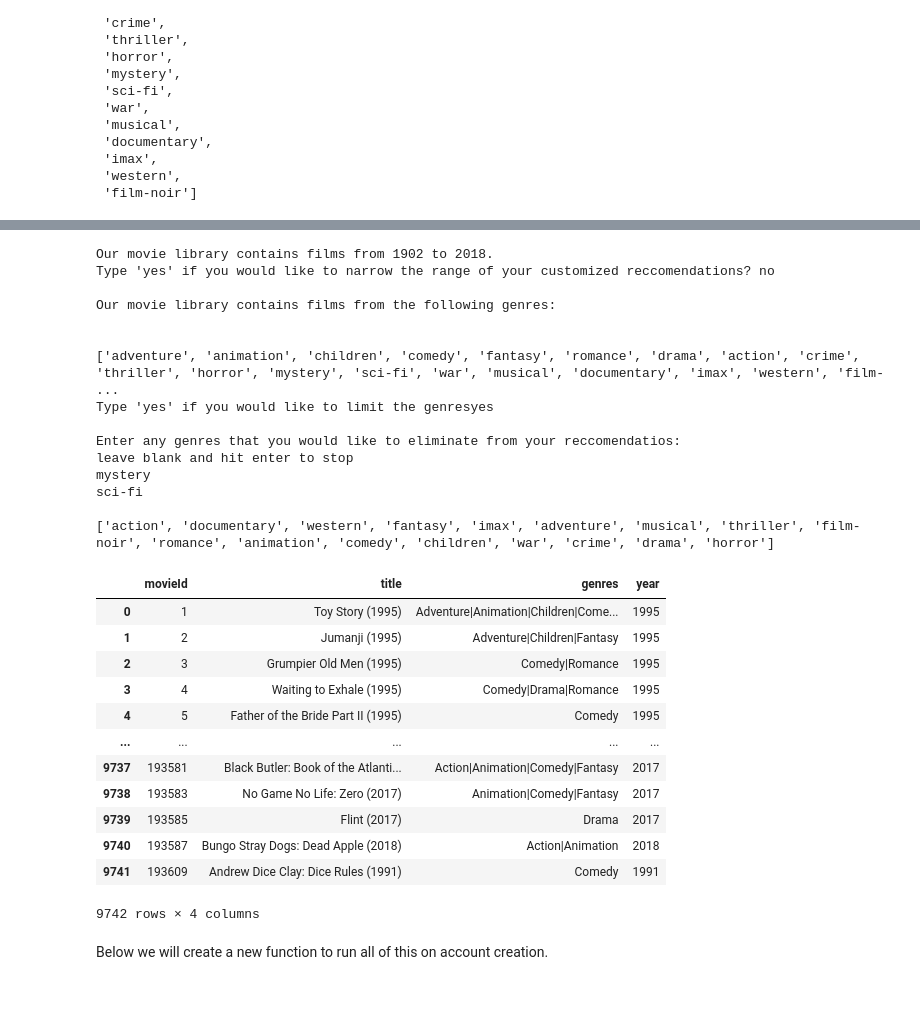
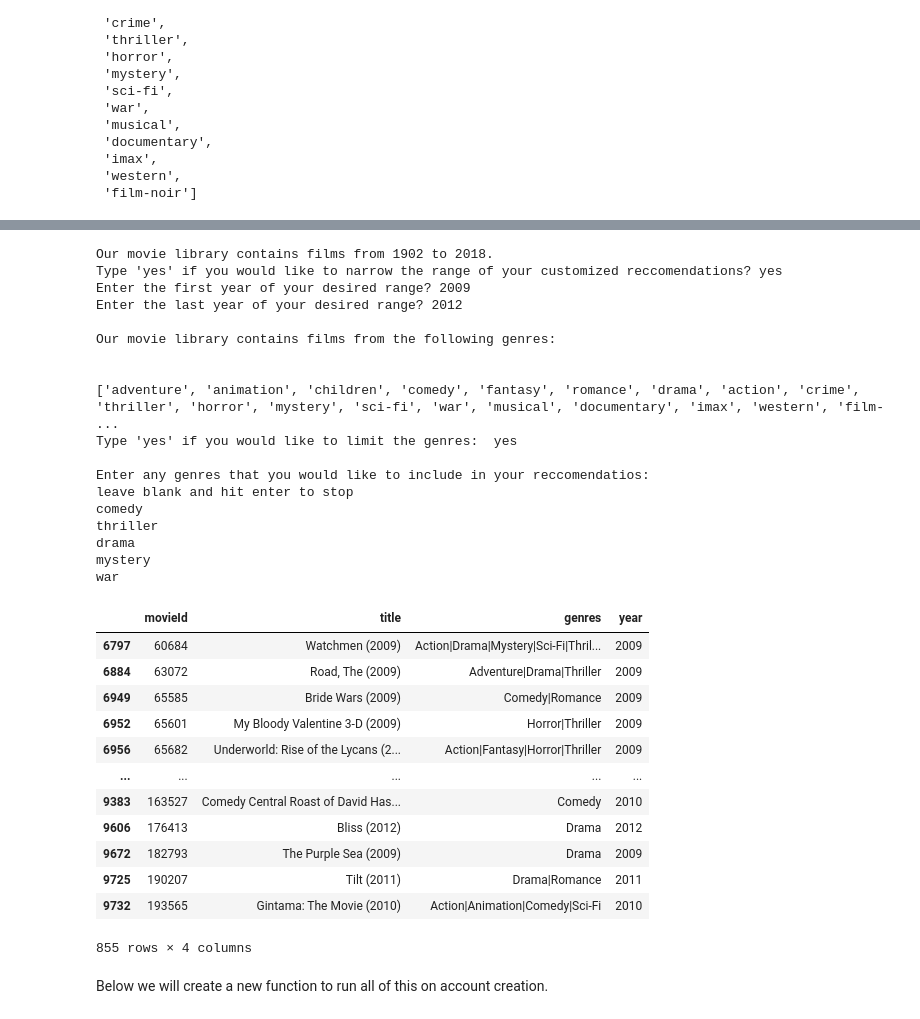
Before and after one commit to ceflynn/Movie-Recommendation-System, a Jupyter notebook: student.ipynb, the cells around one changed output, grey strips where cells are left out. Cells and saved outputs as stored; diff of their text form; code cells hidden in the pictures.

```diff
--- a/student.ipynb
+++ b/student.ipynb
@@ -1416,60 +1380,66 @@ def questionnaire():
     print(genre_list)
 
     #ask if they want to modify
-    limit_genre = input("Type 'yes' if you would like to limit the genres")
+    limit_genre = input("Type 'yes' if you would like to limit the genres:  ")
 
-    total_input = []
+    mod_genre = []
+
     # check if they want to limit genres
     if limit_genre == 'yes':
         print('')
-        print("Enter any genres that you would like to eliminate from your reccomendatios: ")
+        print("Enter any genres that you would like to include in your reccomendatios: ")
         print("leave blank and hit enter to stop")
 
         #continue looping until they don't enter anything
         while True:
             word = input()
             if word:
-                total_input.append(word.lower())
+                mod_genre.append(word.lower())
             else:
                 break
-    mod_genre = list(set(genre_list) - set(total_input))
+
+
 
     #change custom movies to remove movies if they are not in the mod_genre
 
-    custom_movies = custom_movies[custom_movies['genres'].str.contains()]
+        custom_movies = custom_movies[custom_movies['genres'].map(
+            lambda x: any(substring in x.lower() for substring in mod_genre))]
 
     return custom_movies
 
 questionnaire()
 # %% [output]
 Our movie library contains films from 1902 to 2018.
-Type 'yes' if you would like to narrow the range of your customized reccomendations? no
+Type 'yes' if you would like to narrow the range of your customized reccomendations? yes
+Enter the first year of your desired range? 2009
+Enter the last year of your desired range? 2012
 
 Our movie library contains films from the following genres:
 
 
 ['adventure', 'animation', 'children', 'comedy', 'fantasy', 'romance', 'drama', 'action', 'crime', 'thriller', 'horror', 'mystery', 'sci-fi', 'war', 'musical', 'documentary', 'imax', 'western', 'film- ...
-Type 'yes' if you would like to limit the genresyes
+Type 'yes' if you would like to limit the genres:  yes
 
-Enter any genres that you would like to eliminate from your reccomendatios:
+Enter any genres that you would like to include in your reccomendatios:
 leave blank and hit enter to stop
+comedy
+thriller
+drama
 mystery
-sci-fi
-
-['action', 'documentary', 'western', 'fantasy', 'imax', 'adventure', 'musical', 'thriller', 'film-noir', 'romance', 'animation', 'comedy', 'children', 'war', 'crime', 'drama', 'horror']
+war
 |  | movieId | title | genres | year |
-| 0 | 1 | Toy Story (1995) | Adventure|Animation|Children|Come... | 1995 |
-| 1 | 2 | Jumanji (1995) | Adventure|Children|Fantasy | 1995 |
-| 2 | 3 | Grumpier Old Men (1995) | Comedy|Romance | 1995 |
-| 3 | 4 | Waiting to Exhale (1995) | Comedy|Drama|Romance | 1995 |
-| 4 | 5 | Father of the Bride Part II (1995) | Comedy | 1995 |
+| 6797 | 60684 | Watchmen (2009) | Action|Drama|Mystery|Sci-Fi|Thril... | 2009 |
+| 6884 | 63072 | Road, The (2009) | Adventure|Drama|Thriller | 2009 |
+| 6949 | 65585 | Bride Wars (2009) | Comedy|Romance | 2009 |
+| 6952 | 65601 | My Bloody Valentine 3-D (2009) | Horror|Thriller | 2009 |
+| 6956 | 65682 | Underworld: Rise of the Lycans (2... | Action|Fantasy|Horror|Thriller | 2009 |
 | ... | ... | ... | ... | ... |
-| 9737 | 193581 | Black Butler: Book of the Atlanti... | Action|Animation|Comedy|Fantasy | 2017 |
-| 9738 | 193583 | No Game No Life: Zero (2017) | Animation|Comedy|Fantasy | 2017 |
-| 9739 | 193585 | Flint (2017) | Drama | 2017 |
-| 9740 | 193587 | Bungo Stray Dogs: Dead Apple (2018) | Action|Animation | 2018 |
-| 9741 | 193609 | Andrew Dice Clay: Dice Rules (1991) | Comedy | 1991 |
+| 9383 | 163527 | Comedy Central Roast of David Has... | Comedy | 2010 |
+| 9606 | 176413 | Bliss (2012) | Drama | 2012 |
+| 9672 | 182793 | The Purple Sea (2009) | Drama | 2009 |
+| 9725 | 190207 | Tilt (2011) | Drama|Romance | 2011 |
+| 9732 | 193565 | Gintama: The Movie (2010) | Action|Animation|Comedy|Sci-Fi | 2010 |
-9742 rows × 4 columns
+855 rows × 4 columns
 # %% [markdown]
 Below we will create a new function to run all of this on account creation.
 # %% [markdown]
```
Also changed, not shown: parts of 33 cells of this notebook, 1 other file.
